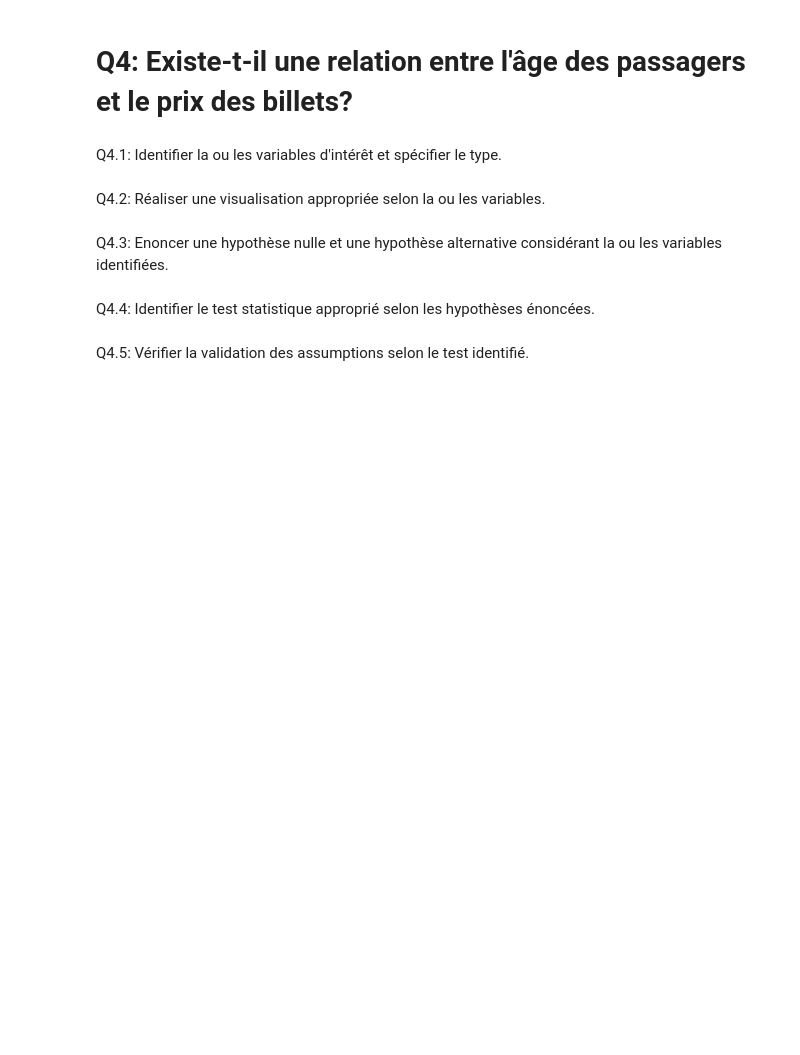
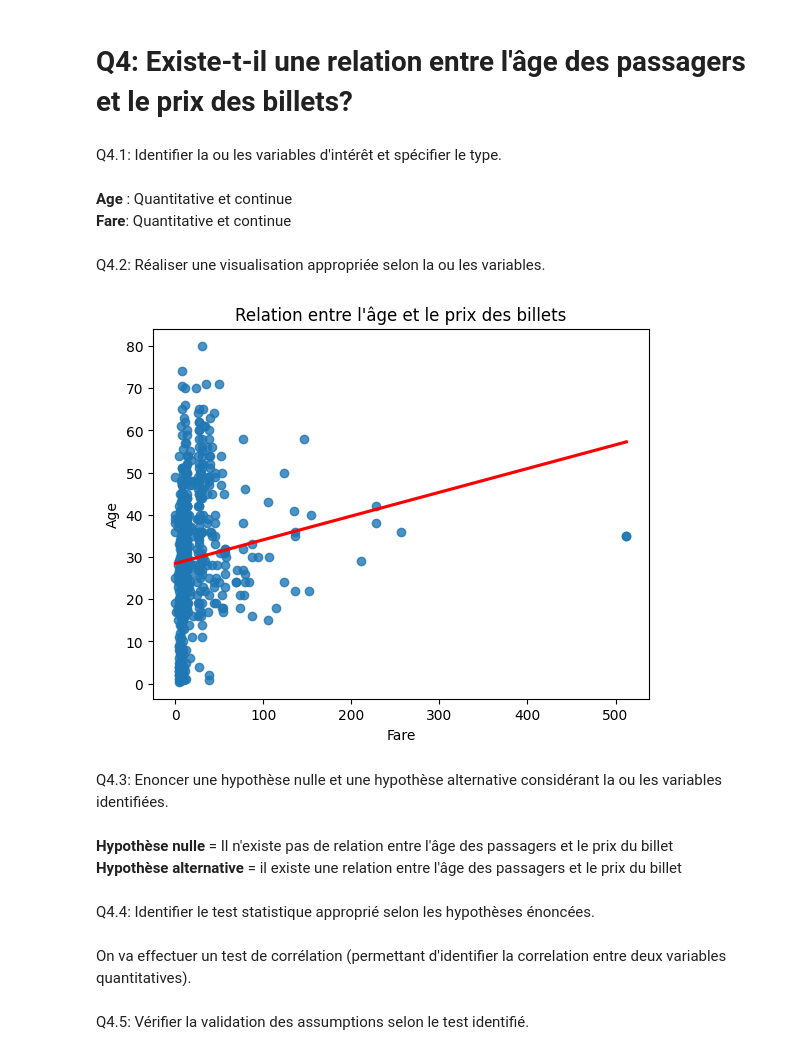
Before and after one commit to marino-casagranda/62-62.2-Data-Analysis, a Jupyter notebook: Projet.ipynb, the cells around one changed output. Drawn from its saved outputs; the diff is of its cells as text; code cells hidden in the pictures; blank space fills up the shorter version.

```diff
--- a/Projet.ipynb
+++ b/Projet.ipynb
@@ -497,11 +576,31 @@ Q3.8: Interpréter le résultat et évaluer la taille de l'effet.
 ==============
 # %% [markdown]
 Q4.1: Identifier la ou les variables d'intérêt et spécifier le type.
+# %% [markdown]
+**Age** : Quantitative et continue
+**Fare**: Quantitative et continue
 # %% [markdown]
 Q4.2: Réaliser une visualisation appropriée selon la ou les variables.
+# %%
+sns.regplot(
+    data=data_clean,
+    x="Fare",
+    y="Age",
+    ci=None,
+    line_kws={"color": "red"}
+)
+plt.title("Relation entre l'âge et le prix des billets")
+plt.show()
+# %% [output]
+[figure, added]
 # %% [markdown]
 Q4.3: Enoncer une hypothèse nulle et une hypothèse alternative considérant la ou les variables identifiées.
+# %% [markdown]
+**Hypothèse nulle** = Il n'existe pas de relation entre l'âge des passagers et le prix du billet
+**Hypothèse alternative** = il existe une relation entre l'âge des passagers et le prix du billet
 # %% [markdown]
 Q4.4: Identifier le test statistique approprié selon les hypothèses énoncées.
+# %% [markdown]
+On va effectuer un test de corrélation (permettant d'identifier la correlation entre deux variables quantitatives).
 # %% [markdown]
 Q4.5: Vérifier la validation des assumptions selon le test identifié.
```
Also changed, not shown: parts of 21 cells of this notebook.
